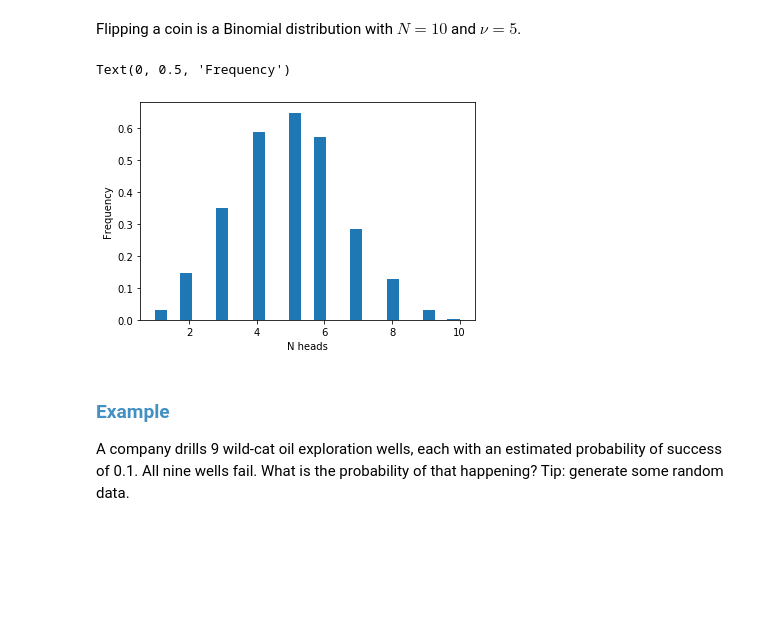
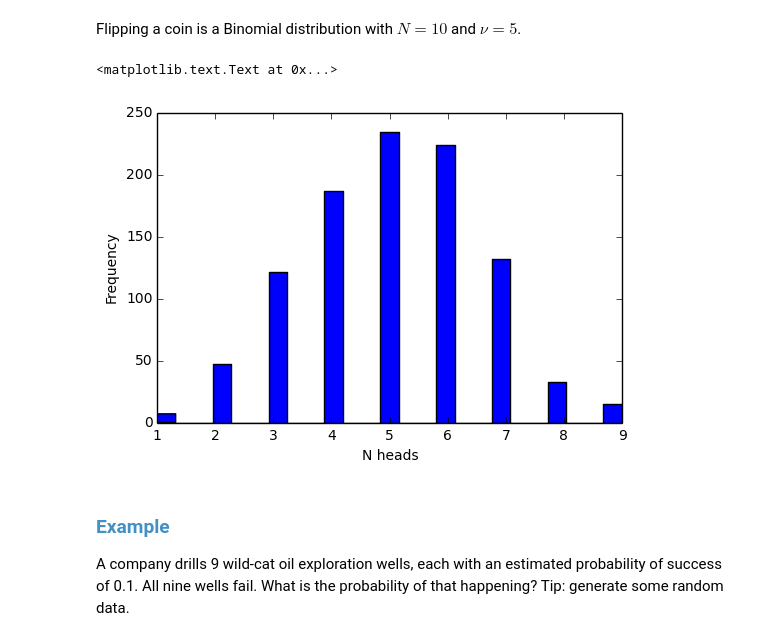
Before and after one commit to haleygomez/Data-Science-2024, a Jupyter notebook: blended_exercises/Chapter7/Chapter7.ipynb, the cells around one changed output. Drawn from its saved outputs; the diff is of its cells as text; code cells hidden in the pictures; blank space fills up the shorter version.

```diff
--- a/blended_exercises/Chapter7/Chapter7.ipynb
+++ b/blended_exercises/Chapter7/Chapter7.ipynb
@@ -143,18 +143,18 @@ Flipping a coin is a Binomial distribution with $N=10$ and $\nu=5$.
 # %%
 N=10.
 nu=5.
 
 p = nu/N
 
 data = np.random.binomial(N,p,1000)
 
-plt.hist(data,bins=25,density=True)
+plt.hist(data,bins=25)
 
 plt.xlabel('N heads')
 plt.ylabel('Frequency')
 # %% [output]
-Text(0, 0.5, 'Frequency')
+<matplotlib.text.Text at 0x...>
-[figure, old version]
+[figure, new version]
 # %% [markdown]
 ### <font color=#4290C4>Example</font>
 
```
Also changed, not shown: parts of 10 cells of this notebook, 1 other file.
